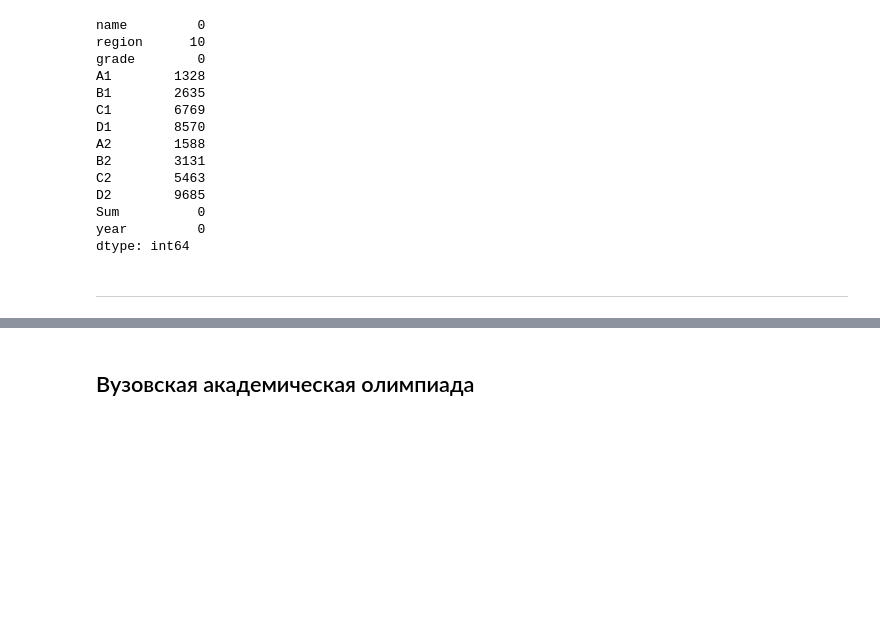
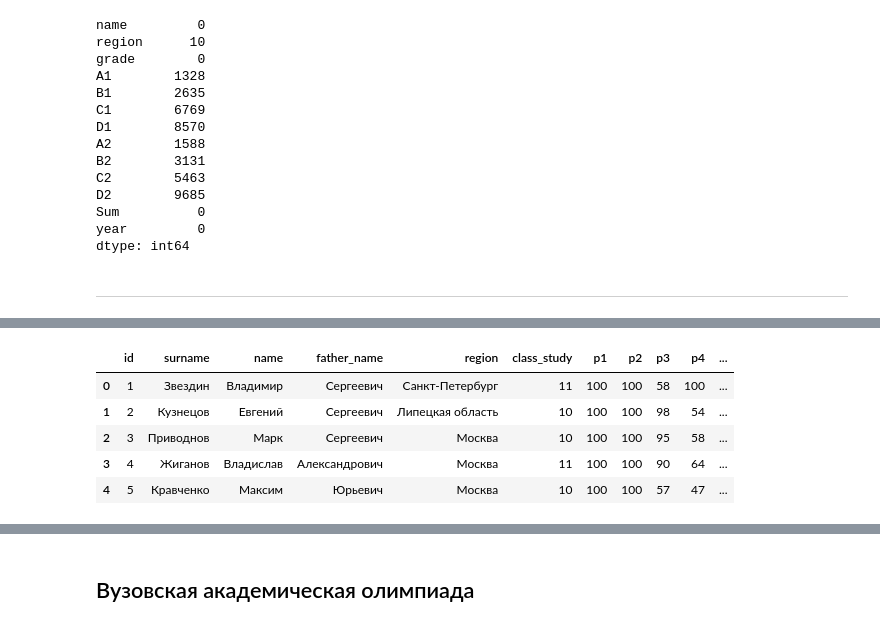
Before and after one commit to VladG00dmanPersonal/LMSH_AI_HACK, a Jupyter notebook: src/Vlad/EDA.ipynb, the cells around one changed output, grey strips where cells are left out. Cells and saved outputs as stored; diff of their text form; code cells hidden in the pictures; blank space fills up the shorter version.

```diff
--- a/src/Vlad/EDA.ipynb
+++ b/src/Vlad/EDA.ipynb
@@ -91,6 +91,11 @@ REG_filename = "REG.csv"
 df_reg2425 = pd.read_csv(raw_data_dir + ARSO_dir + year2425_dir + REG_filename)
 df_reg2526 = pd.read_csv(raw_data_dir + ARSO_dir + year2526_dir + REG_filename)
 
+FINAL_filename = "FIN.csv"
+
+df_fin2425 = pd.read_csv(raw_data_dir + ARSO_dir + year2425_dir + FINAL_filename)
+df_fin2526 = pd.read_csv(raw_data_dir + ARSO_dir + year2526_dir + FINAL_filename)
+
 vuz_akadem_dir = "VuzAkadem/"
 vuz_akadem_filename = "vuz_akadem.csv"
 
@@ -1195,0 +1214,9 @@ df_reg.to_csv(preprocessed_data_dir + "reg.csv", index=False)
+# %%
+df_fin2526.head()
+# %% [output]
+|  | id | surname | name | father_name | region | class_study | p1 | p2 | p3 | p4 | ... |
+| 0 | 1 | Звездин | Владимир | Сергеевич | Санкт-Петербург | 11 | 100 | 100 | 58 | 100 | ... |
+| 1 | 2 | Кузнецов | Евгений | Сергеевич | Липецкая область | 10 | 100 | 100 | 98 | 54 | ... |
+| 2 | 3 | Приводнов | Марк | Сергеевич | Москва | 10 | 100 | 100 | 95 | 58 | ... |
+| 3 | 4 | Жиганов | Владислав | Александрович | Москва | 11 | 100 | 100 | 90 | 64 | ... |
+| 4 | 5 | Кравченко | Максим | Юрьевич | Москва | 10 | 100 | 100 | 57 | 47 | ... |
```
Also changed, not shown: parts of 8 cells of this notebook, 3 other files.
